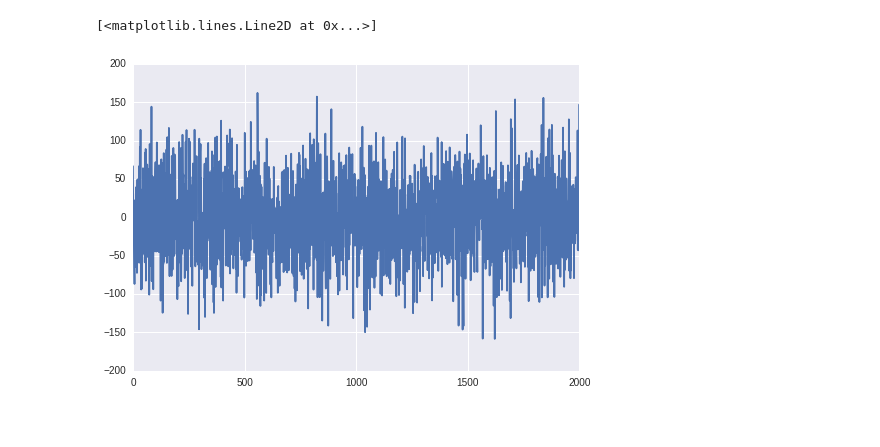
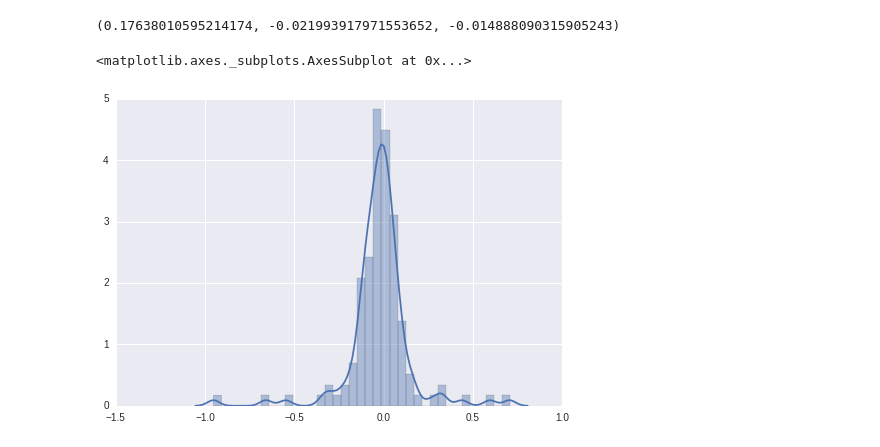
Before and after one commit to krenzland/prior-information, a Jupyter notebook: notebooks/012-DiagonalTestData.ipynb, the cells around one changed output. Drawn from its saved outputs; the diff is of its cells as text; code cells hidden in the pictures.

```diff
--- a/notebooks/012-DiagonalTestData.ipynb
+++ b/notebooks/012-DiagonalTestData.ipynb
@@ -72,5 +79,9 @@ saveData(2,5,50.0, 2000, 'diag_test_50_noise.csv')
-# %%
-plt.plot(y)
-# %% [output]
-[<matplotlib.lines.Line2D at 0x...>]
-[figure, removed]
+# %%
+np.std(weights), np.mean(weights), np.median(weights)
+# %% [output]
+(0.17638010595214174, -0.021993917971553652, -0.014888090315905243)
+# %%
+sns.distplot(weights)
+# %% [output]
+<matplotlib.axes._subplots.AxesSubplot at 0x...>
+[figure, added]
```
Also changed, not shown: parts of 19 cells of this notebook, 2 other files.
